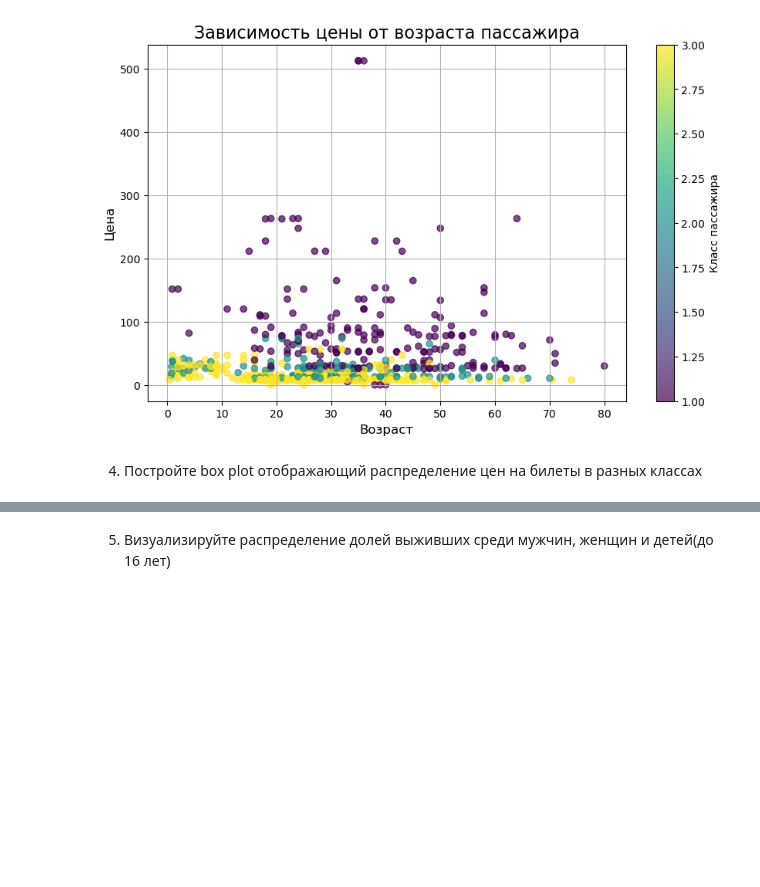
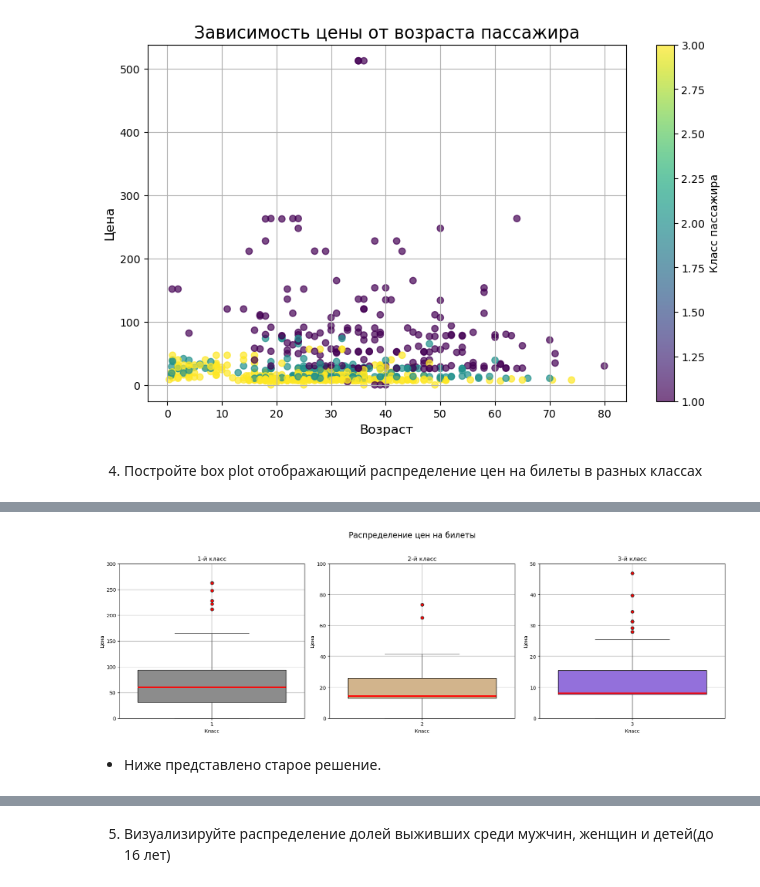
Before and after one commit to box1t/ML_5_sem, a Jupyter notebook: lab_1/Lab1-5.ipynb, the cells around one changed output, grey strips where cells are left out. Cells and saved outputs as stored; diff of their text form; code cells hidden in the pictures; blank space fills up the shorter version.

```diff
--- a/lab_1/Lab1-5.ipynb
+++ b/lab_1/Lab1-5.ipynb
@@ -488,3 +505,80 @@ plt.show()
+# %%
+import seaborn as sns
+
+# Настройки отображения выбросов, медиан и рамок боксплотов
+flierprops = dict(marker='o', markerfacecolor='red', markersize=6, linestyle='none')
+medianprops = dict(color='red', linewidth=3)  # Красная линия для медианы
+boxprops_class1 = dict(
+    facecolor='#8C8C8C',
+    edgecolor='black',
+    linewidth=1
+)  # Светло-серый для 1-го класса
+boxprops_class2 = dict(
+    facecolor='#D2B48C',
+    edgecolor='black',
+    linewidth=1
+)  # Светло-коричневый для 2-го класса
+boxprops_class3 = dict(
+    facecolor='#9370DB',
+    edgecolor='black',
+    linewidth=1
+)  # Светло-фиолетовый для 3-го класса
+
+fig, axs = plt.subplots(1, 3, figsize=(18, 6))
+
+sns.boxplot(
+    x='Pclass',
+    y='Fare',
+    data=df[df['Pclass'] == 1],
+    ax=axs[0],
+    flierprops=flierprops,
+    medianprops=medianprops,
+    boxprops=boxprops_class1
+)
+axs[0].set_title('1-й класс')
+axs[0].set_ylim(0, 300)
+axs[0].set_xlabel('Класс')
+axs[0].set_ylabel('Цена')
+axs[0].grid(True)
+
+sns.boxplot(
+    x='Pclass',
+    y='Fare',
+    data=df[df['Pclass'] == 2],
+    ax=axs[1],
+    flierprops=flierprops,
+    medianprops=medianprops,
+    boxprops=boxprops_class2
+)
+axs[1].set_title('2-й класс')
+axs[1].set_ylim(0, 100)
+axs[1].set_xlabel('Класс')
+axs[1].set_ylabel('Цена')
+axs[1].grid(True)
+
+sns.boxplot(
+    x='Pclass',
+    y='Fare',
+    data=df[df['Pclass'] == 3],
+    ax=axs[2],
+    flierprops=flierprops,
+    medianprops=medianprops,
+    boxprops=boxprops_class3
+)
+axs[2].set_title('3-й класс')
+axs[2].set_ylim(0, 50)
+axs[2].set_xlabel('Класс')
+axs[2].set_ylabel('Цена')
+axs[2].grid(True)
+
+plt.suptitle('Распределение цен на билеты', fontsize=16)
+plt.tight_layout(rect=[0, 0, 1, 0.95])
+
+plt.show()
+# %% [output]
+[figure, added]
+# %% [markdown]
+- Ниже представлено старое решение.
 # %%
 import seaborn as sns
 plt.figure(figsize=(10, 6))
```
Also changed, not shown: parts of 7 cells of this notebook.
